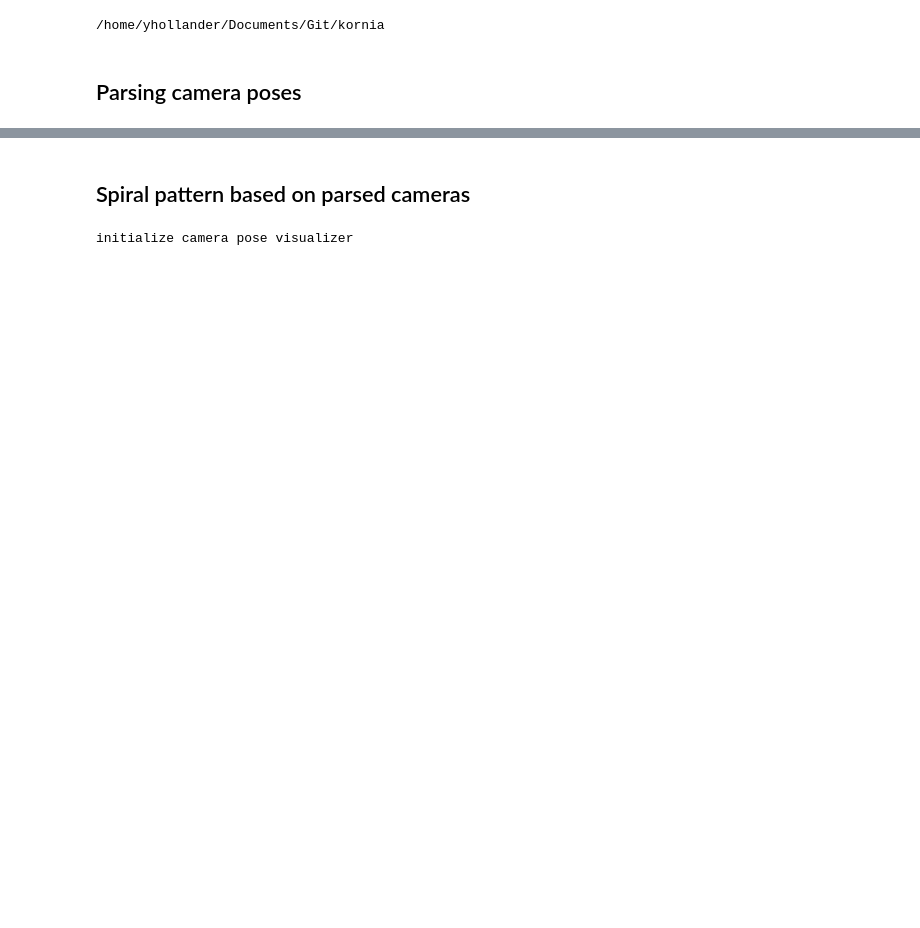
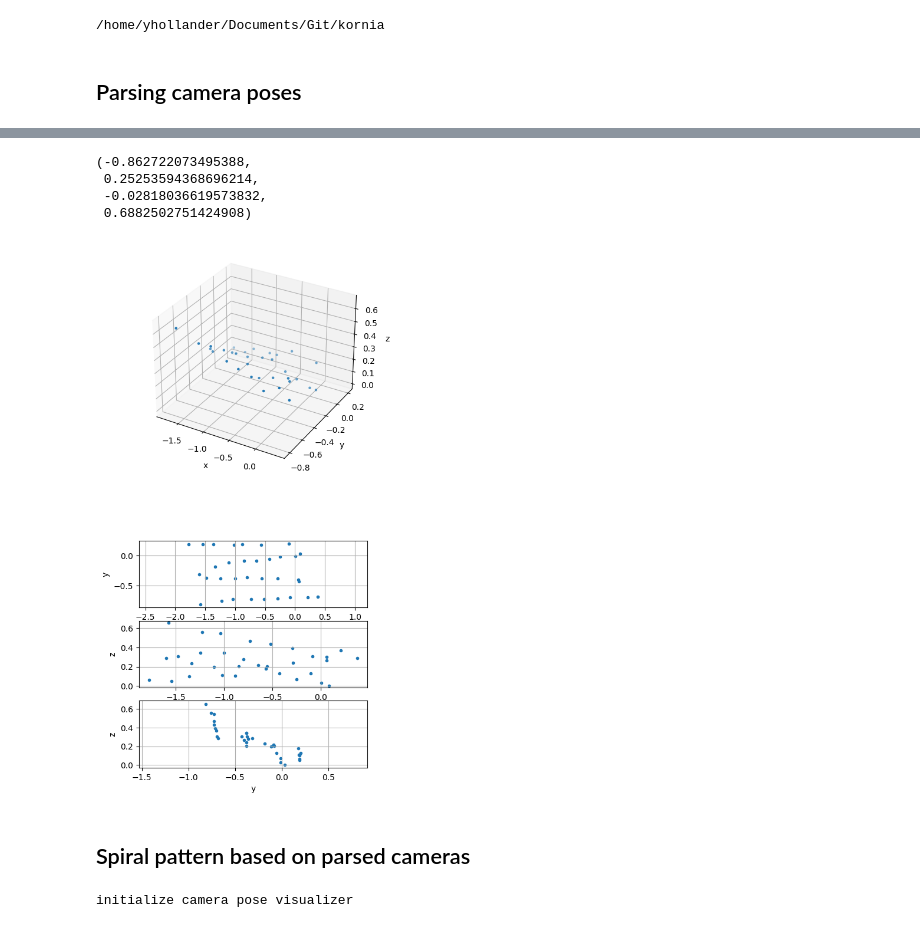
Before and after one commit to YanivHollander/kornia_nerf_jupyter, a Jupyter notebook: test_camera_utils.ipynb, the cells around one changed output, grey strips where cells are left out. Drawn from its saved outputs; the diff is of its cells as text; code cells hidden in the pictures; blank space fills up the shorter version.

Commit message:
Add scatter plots for camera origins

```diff
--- a/test_camera_utils.ipynb
+++ b/test_camera_utils.ipynb
@@ -34,3 +34,45 @@ initialize camera pose visualizer
+# %%
+# cameras.translation_vector
+
+fig = plt.figure(figsize=(5, 10))
+subfigs = fig.subfigures(2, 1, hspace=0.07)
+
+ax1 = subfigs[0].add_subplot(projection='3d')
+
+ax = subfigs[1].subplots(3, 1)
+ax2 = ax[0]
+ax3 = ax[1]
+ax4 = ax[2]
+
+t = cameras.translation_vector
+ax1.scatter(t[:, 0], t[:, 1], t[:, 2], marker='.')
+ax1.set_xlabel('x')
+ax1.set_ylabel('y')
+ax1.set_zlabel('z')
+
+ax2.scatter(t[:, 0], t[:, 1], marker='.')
+ax2.set_xlabel('x')
+ax2.set_ylabel('y')
+ax2.grid('on')
+ax2.axis('equal')
+
+ax3.scatter(t[:, 0], t[:, 2], marker='.')
+ax3.set_xlabel('x')
+ax3.set_ylabel('z')
+ax3.grid('on')
+ax3.axis('equal')
+
+ax4.scatter(t[:, 1], t[:, 2], marker='.')
+ax4.set_xlabel('y')
+ax4.set_ylabel('z')
+ax4.grid('on')
+ax4.axis('equal')
+# %% [output]
+(-0.862722073495388,
+ 0.25253594368696214,
+ -0.02818036619573832,
+ 0.6882502751424908)
+[figure, added]
 # %% [markdown]
 ## Spiral pattern based on parsed cameras
 # %%
```
Also changed, not shown: parts of 3 cells of this notebook.
